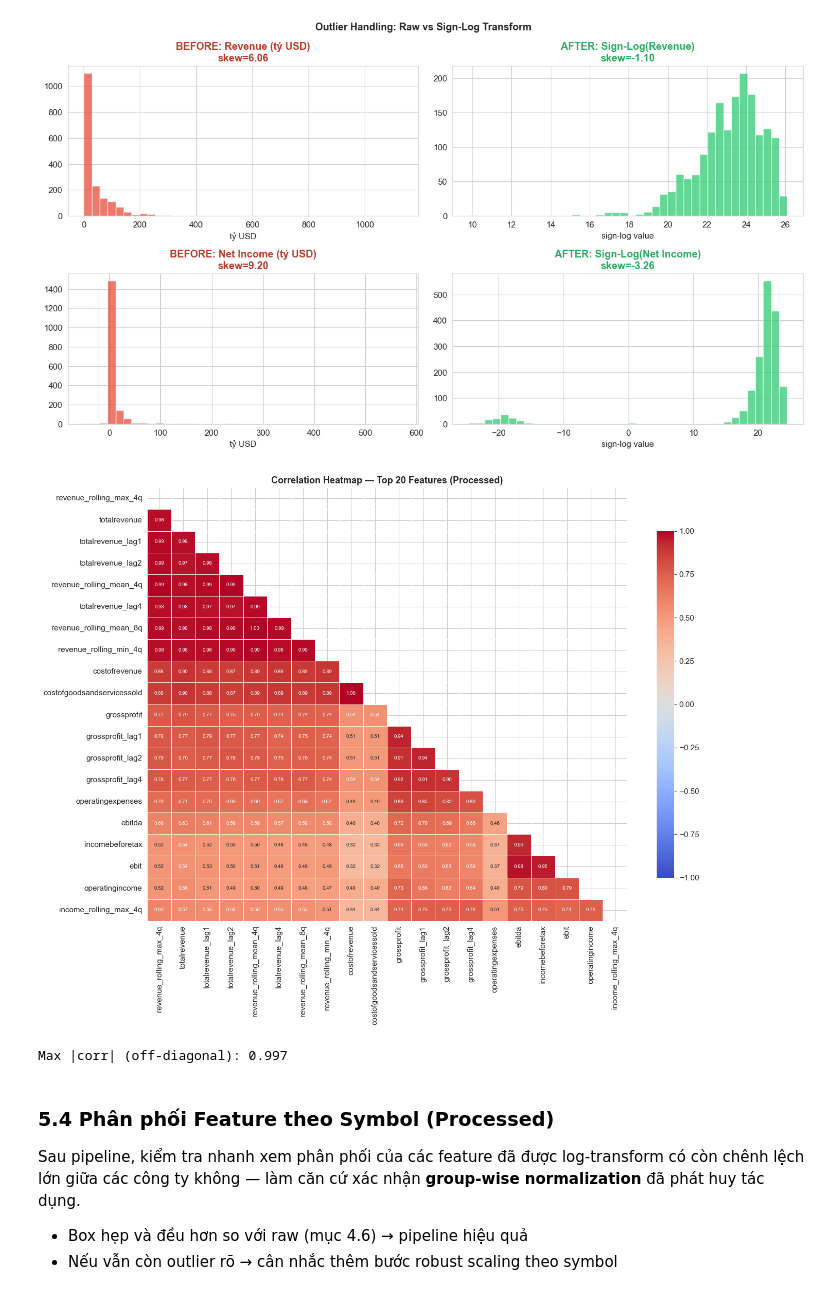
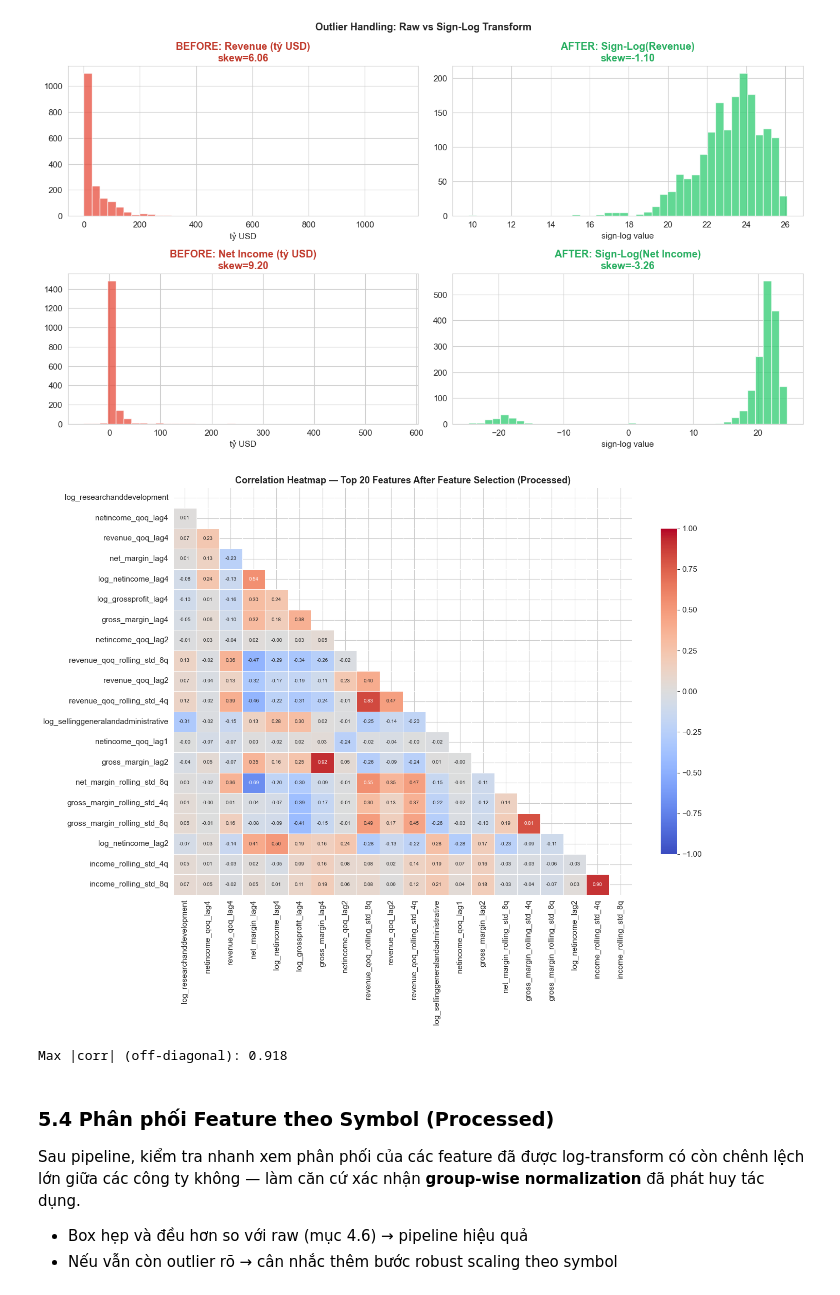
Before and after one commit to hnguyen-beo/DS108, a Jupyter notebook: notebooks/03_exploratory_data_analysis.ipynb, the cells around one changed output. Cells and saved outputs as stored; diff of their text form; code cells hidden in the pictures.

```diff
--- a/notebooks/03_exploratory_data_analysis.ipynb
+++ b/notebooks/03_exploratory_data_analysis.ipynb
@@ -74,11 +74,11 @@ sns.set_palette("husl")
 PROJECT_ROOT   = Path.cwd().parent
 RAW_PATH       = PROJECT_ROOT / "data/raw/Data_DS108_raw.csv"
 PROCESSED_PATH = PROJECT_ROOT / "data/processed/Data_DS108_processed.csv"
+TRAIN_PATH     = PROJECT_ROOT / "data/processed/train_after_feature_selection.csv"
 
 # ── Constants (giữ nguyên tên để EDA cells dùng được) ────────
 GROUP_COL   = "symbol"
-DATE_COL_RAW    = "fiscalDateEnding"
-DATE_COL_PROCESSED = "fiscaldateending"
+DATE_COL    = "fiscaldateending"
 TARGET_REG  = "next_quarter_net_income"
 TARGET_CLS  = "profit_increase_next"
 TRAIN_CUTOFF = 2021
@@ -1246,30 +1267,24 @@ plt.show()
 [figure]
 # %%
 # Correlation Heatmap (Processed)
-# Loại bỏ cột không phải numeric và cột meta
-meta_cols = [DATE_COL_PROCESSED, GROUP_COL, "sector_group", "currency",
-             TARGET_CLS, TARGET_REG, "year"]
-num_cols = [c for c in df_processed.select_dtypes(include=np.number).columns
-            if c not in meta_cols]
-
+df_train_fs = pd.read_csv(TRAIN_PATH)
 # Lấy top 20 cột theo variance để heatmap rõ hơn
-top20 = df_processed[num_cols].var().nlargest(20).index.tolist()
-corr = df_processed[top20].corr()
+top20 = df_train_fs.var().nlargest(20).index.tolist()
+corr = df_train_fs[top20].corr()
 
 plt.figure(figsize=(14, 11))
 mask = np.triu(np.ones_like(corr, dtype=bool))
 sns.heatmap(corr, mask=mask, annot=True, fmt=".2f", cmap="coolwarm",
             center=0, linewidths=0.4, vmin=-1, vmax=1,
             annot_kws={"size": 7}, cbar_kws={"shrink": 0.8})
-plt.title("Correlation Heatmap — Top 20 Features (Processed)",
+plt.title("Correlation Heatmap — Top 20 Features After Feature Selection (Processed)",
           fontweight="bold", fontsize=13)
 plt.tight_layout()
-plt.savefig("correlation_heatmap.png", dpi=150, bbox_inches="tight")
 plt.show()
 print(f"Max |corr| (off-diagonal): {corr[corr < 1].abs().max().max():.3f}")
 # %% [output]
-[figure, old version]
+[figure, new version]
-Max |corr| (off-diagonal): 0.997
+Max |corr| (off-diagonal): 0.918
 # %% [markdown]
 ### **5.4 Phân phối Feature theo Symbol (Processed)**
 
```
Also changed, not shown: parts of 22 cells of this notebook, 1 other file.
